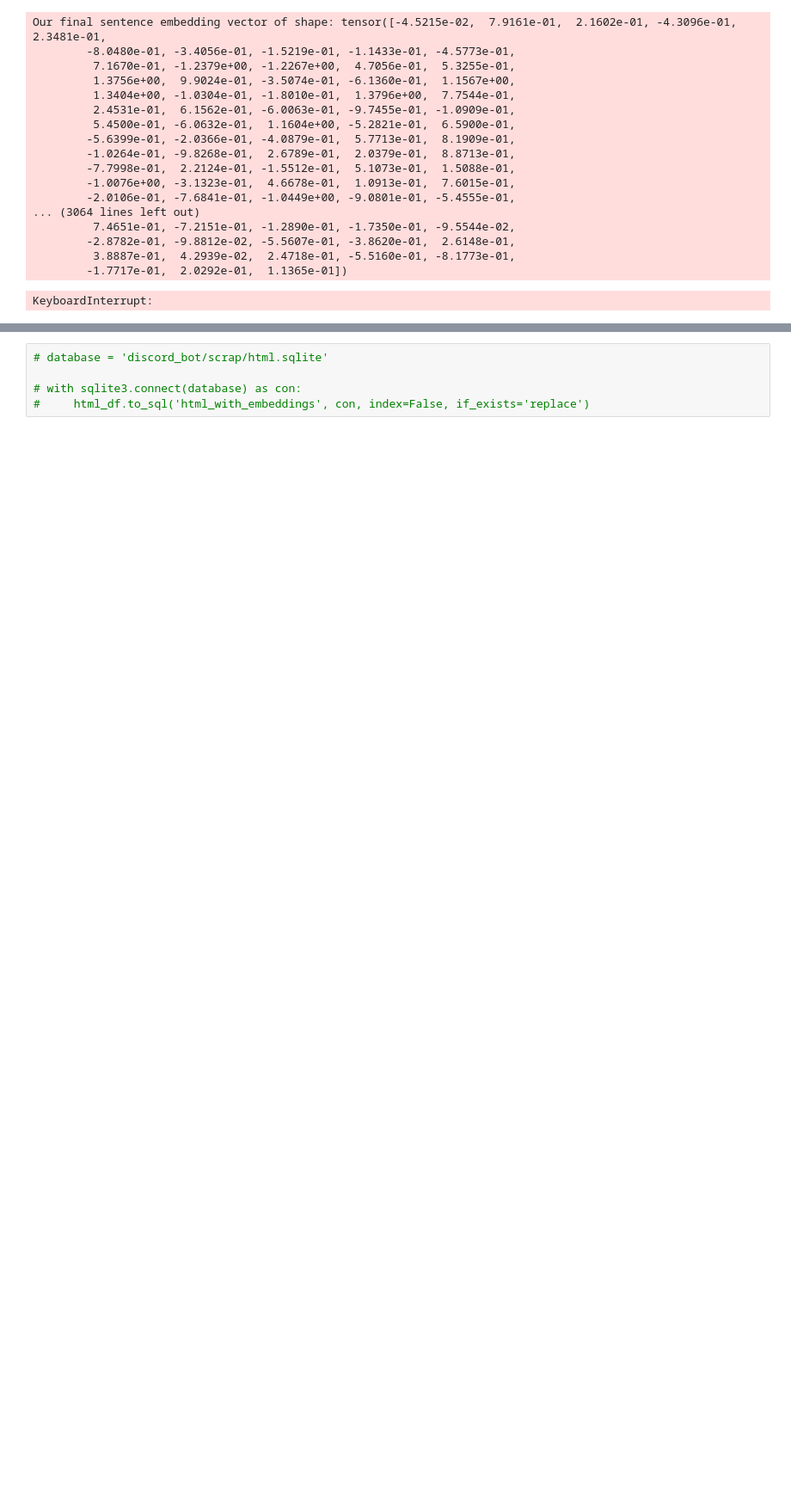
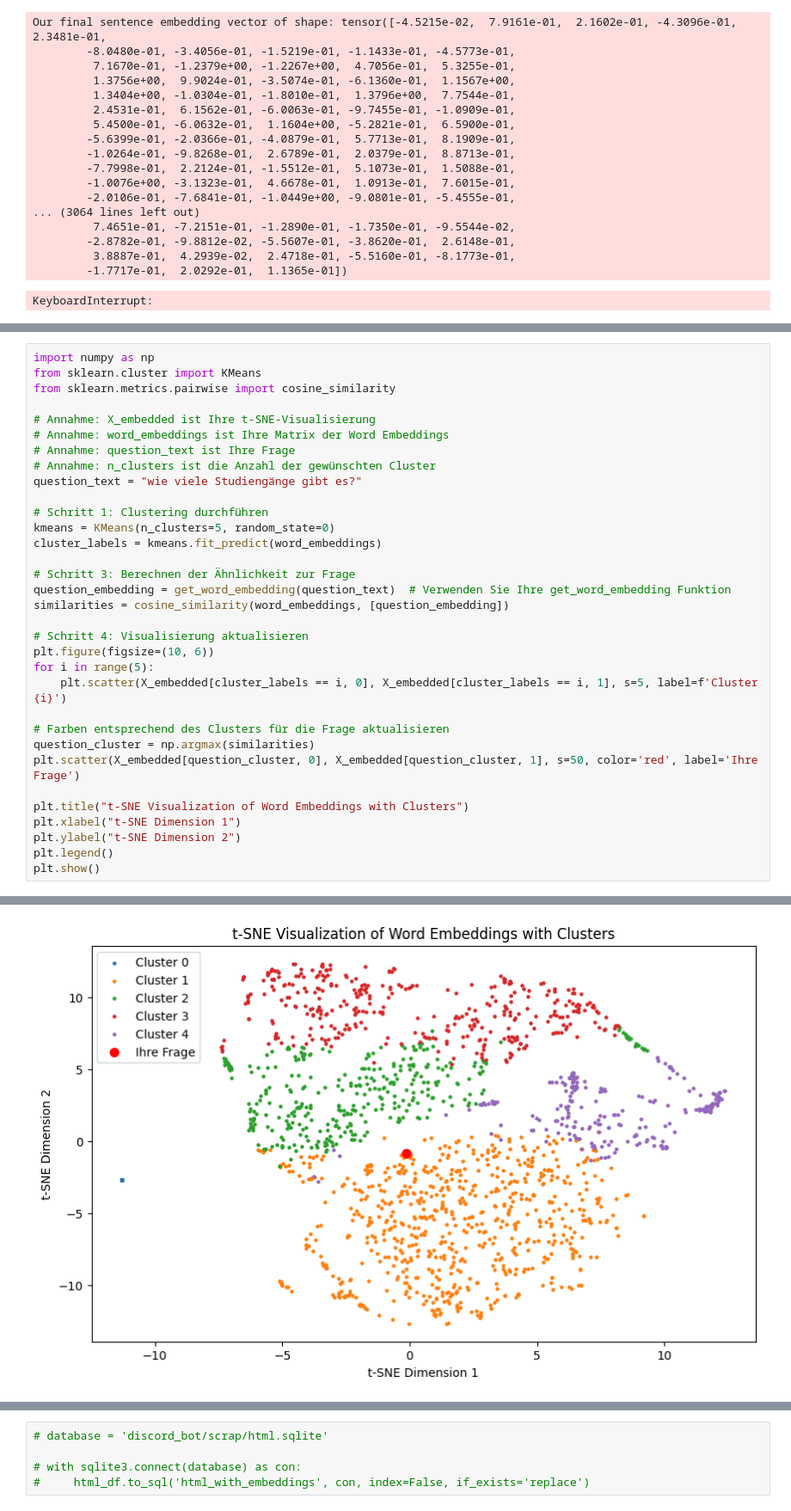
Before and after one commit to davidg-h/Daibl, a Jupyter notebook: discord_bot/scrap/data_processing.ipynb, the cells around one changed output, grey strips where cells are left out. Shown at 86% size. Drawn from its saved outputs; the diff is of its cells as text; blank space fills up the shorter version.

```diff
--- a/discord_bot/scrap/data_processing.ipynb
+++ b/discord_bot/scrap/data_processing.ipynb
@@ -209,0 +266,34 @@ plt.show()
+# %%
+import numpy as np
+from sklearn.cluster import KMeans
+from sklearn.metrics.pairwise import cosine_similarity
+
+# Annahme: X_embedded ist Ihre t-SNE-Visualisierung
+# Annahme: word_embeddings ist Ihre Matrix der Word Embeddings
+# Annahme: question_text ist Ihre Frage
+# Annahme: n_clusters ist die Anzahl der gewünschten Cluster
+question_text = "wie viele Studiengänge gibt es?"
+
+# Schritt 1: Clustering durchführen
+kmeans = KMeans(n_clusters=5, random_state=0)
+cluster_labels = kmeans.fit_predict(word_embeddings)
+
+# Schritt 3: Berechnen der Ähnlichkeit zur Frage
+question_embedding = get_word_embedding(question_text)  # Verwenden Sie Ihre get_word_embedding Funktion
+similarities = cosine_similarity(word_embeddings, [question_embedding])
+
+# Schritt 4: Visualisierung aktualisieren
+plt.figure(figsize=(10, 6))
+for i in range(5):
+    plt.scatter(X_embedded[cluster_labels == i, 0], X_embedded[cluster_labels == i, 1], s=5, label=f'Cluster {i}')
+
+# Farben entsprechend des Clusters für die Frage aktualisieren
+question_cluster = np.argmax(similarities)
+plt.scatter(X_embedded[question_cluster, 0], X_embedded[question_cluster, 1], s=50, color='red', label='Ihre Frage')
+
+plt.title("t-SNE Visualization of Word Embeddings with Clusters")
+plt.xlabel("t-SNE Dimension 1")
+plt.ylabel("t-SNE Dimension 2")
+plt.legend()
+plt.show()
+# %% [output]
@@ -209,0 +303 @@ plt.show()
+[figure, added]
```
Also changed, not shown: parts of 11 cells of this notebook.
